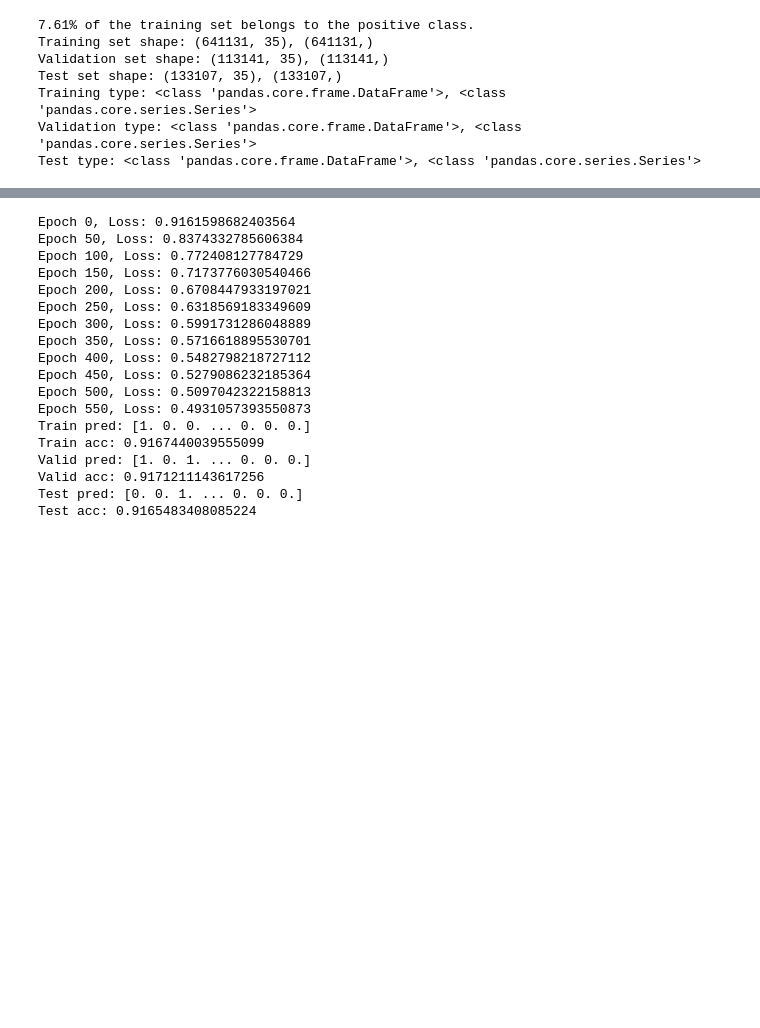
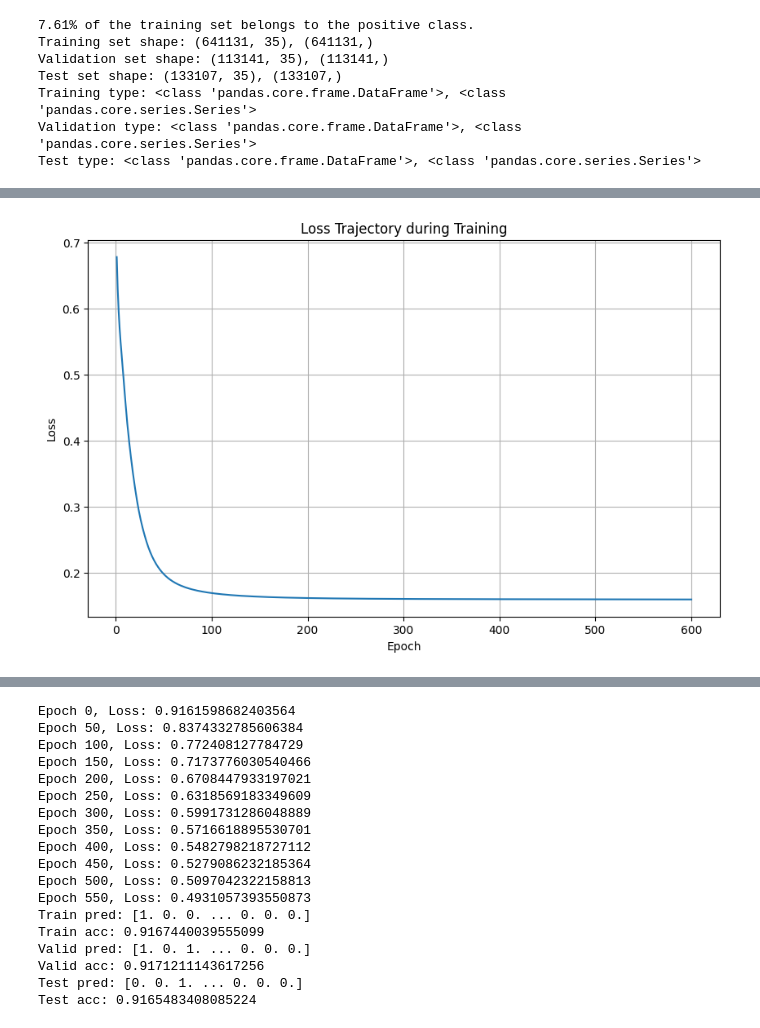
Before and after one commit to Marcusleeleelee/FTEC4998-4999, a Jupyter notebook: FTEC4998_4999.ipynb, the cells around one changed output, grey strips where cells are left out. Saved outputs shown, nothing was run; the diff lists cells and outputs as text; code cells hidden in the pictures; blank space fills up the shorter version.

```diff
--- a/FTEC4998_4999.ipynb
+++ b/FTEC4998_4999.ipynb
@@ -363,0 +295,68 @@ Test acc: 0.9239634279188923
+# %%
+# Required imports for precision, recall, AUC, and plotting
+import matplotlib.pyplot as plt
+
+# Define the Logistic Regression model as a simple neural network
+class LogisticRegressionModel(nn.Module):
+    def __init__(self, train_x, train_y, lr=0.05):
+        super(LogisticRegressionModel, self).__init__()
+
+        # Convert training data to tensors and move to the specified device (GPU/CPU)
+        self.train_y = torch.tensor(train_y.values.ravel(), dtype=torch.float32).unsqueeze(1).to(device)
+        self.train_x = torch.tensor(train_x.to_numpy(), dtype=torch.float32).to(device)
+
+        # Set input dimension based on the number of features in train_x
+        self.input_dim = self.train_x.shape[1]
+
+        # Define the neural network architecture: One Linear layer followed by a Sigmoid activation
+        self.net = nn.Sequential(
+            nn.Linear(self.input_dim, 1),  # Linear layer mapping input to one output
+            nn.Sigmoid()  # Sigmoid activation for binary classification
+        )
+
+        # Define the loss function (Binary Cross-Entropy) and the optimizer (Adam)
+        self.criterion = nn.BCELoss()
+        self.optimizer = optim.Adam(self.parameters(), lr=lr)
+
+        # Set the number of training epochs
+        self.epochs = 600
+
+    def forward(self, x):
+        """
+        Forward pass: Compute the output of the network given input x.
+        """
+        return self.net(x)
+
+# Instantiate the Logistic Regression model
+lrg_model = LogisticRegressionModel(train_x, train_y)
+
+# Move the model to the specified device (GPU or CPU)
+lrg_model.to(device)
+
+# Train the model and track loss trajectory
+loss_history = train_model_with_loss_tracking(lrg_model, lrg_model.train_x, lrg_model.train_y)
+
+# Make predictions on the validation set
+pred_valid = predict_model_pt(lrg_model, valid_x)
+
+# Calculate validation accuracy
+accuracy_valid = calculate_accuracy_pt(lrg_model, valid_x, valid_y, pred_valid)
+
+# Calculate precision, recall, and AUC for the validation set
+precision_valid, recall_valid, auc_valid = evaluate_metrics(lrg_model, valid_x, valid_y)
+
+# Print validation metrics
+print('Validation Accuracy:', round(accuracy_valid, 5))
+print('Validation Precision:', round(precision_valid, 5))
+print('Validation Recall:', round(recall_valid, 5))
+print('Validation AUC:', round(auc_valid, 5))
+
+# Plot the loss trajectory
+plt.figure(figsize=(10, 6))
+plt.plot(range(1, lrg_model.epochs + 1), loss_history, linestyle='-')
+plt.title('Loss Trajectory during Training')
+plt.xlabel('Epoch')
+plt.ylabel('Loss')
+plt.grid(True)
+plt.show()
+# %% [output]
@@ -363,0 +379 @@ Test acc: 0.9239634279188923
+[figure, added]
```
Also changed, not shown: parts of 6 cells of this notebook.
